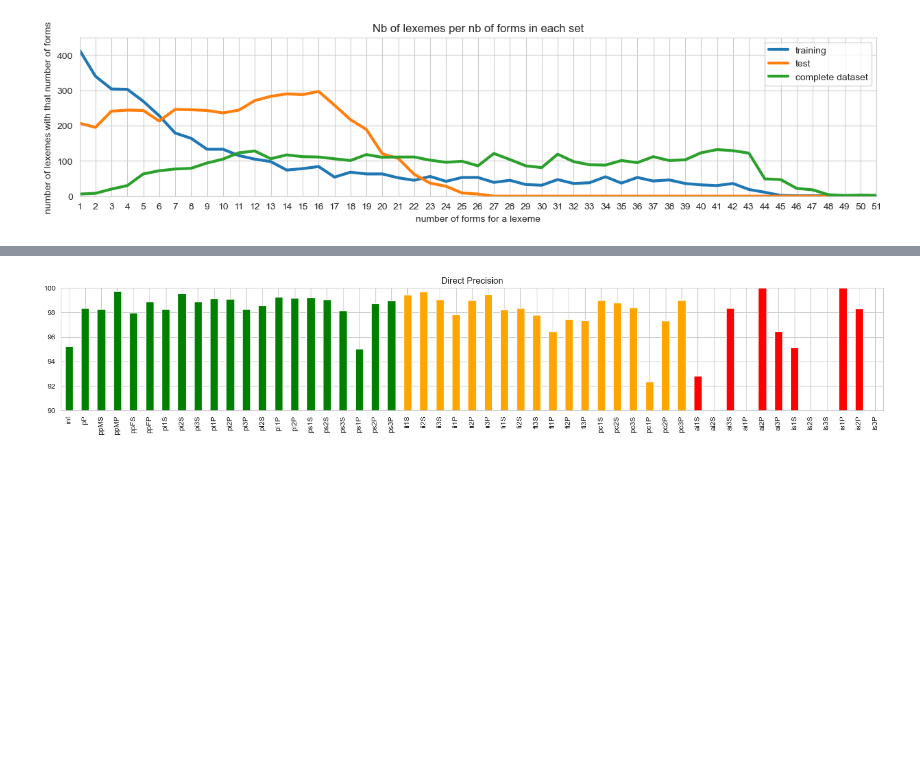
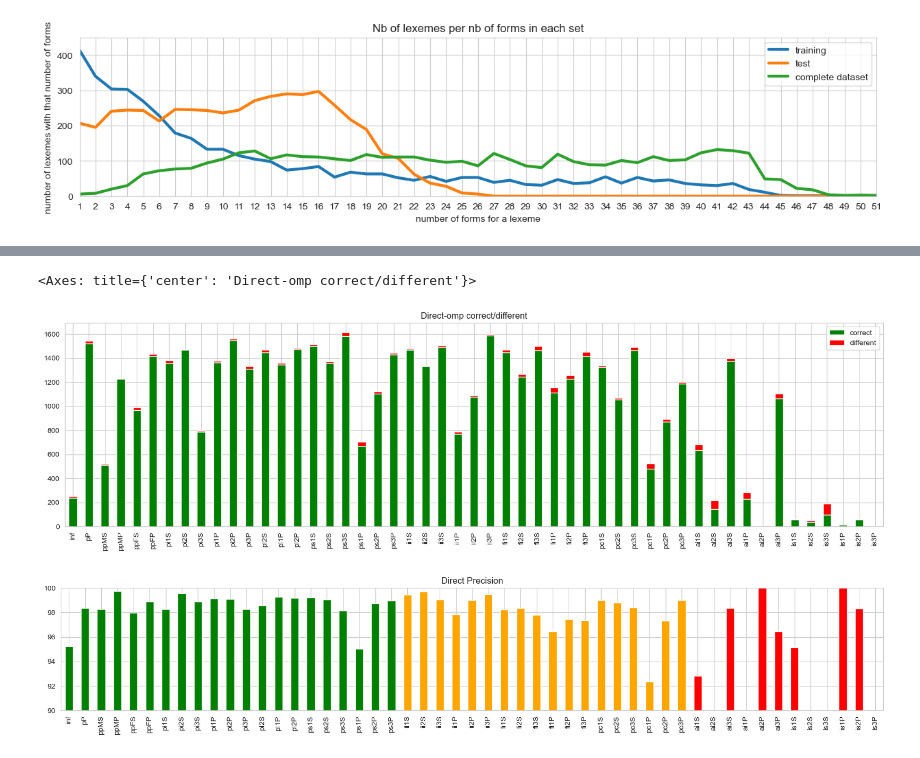
Before and after one commit to gboye/SWIM, a Jupyter notebook: ParadigmGeneration/Vlexique2/WordStructure-Statistiques-S4-Gold.ipynb, the cells around one changed output, grey strips where cells are left out. Saved outputs shown, nothing was run; the diff lists cells and outputs as text; code cells hidden in the pictures; blank space fills up the shorter version.

```diff
--- a/ParadigmGeneration/Vlexique2/WordStructure-Statistiques-S4-Gold.ipynb
+++ b/ParadigmGeneration/Vlexique2/WordStructure-Statistiques-S4-Gold.ipynb
@@ -116,3 +168,15 @@ dfDirect4CorrDiff.reindex(cellOrd).plot.bar(stacked=True,figsize=(20,5),color=["
+# %%
+fDirect4Diff=repFiles+"vlexique2-Direct-S4-omp-gold-different.csv"
+fDirect4Corr=repFiles+"vlexique2-Direct-S4-omp-gold-correct.csv"
+
+dfDirect4Diff=getTable(fDirect4Diff)
+dfDirect4Corr=getTable(fDirect4Corr)
+dfDirect4CorrDiff=pd.DataFrame({"correct":dfDirect4Corr.count(),"different":dfDirect4Diff.count()})
+dfDirect4CorrDiff.reindex(cellOrd).plot.bar(stacked=True,figsize=(20,5),color=["green","red"],title="Direct-omp correct/different")
+    #
+# %% [output]
+<Axes: title={'center': 'Direct-omp correct/different'}>
+[figure, added]
 # %%
 fDirect4Diff=repFiles+"vlexique2-Direct-S4-omp-gold-different.csv"
 fDirect4Corr=repFiles+"vlexique2-Direct-S4-omp-gold-correct.csv"
```
Also changed, not shown: parts of 7 cells of this notebook, 5 other files.
